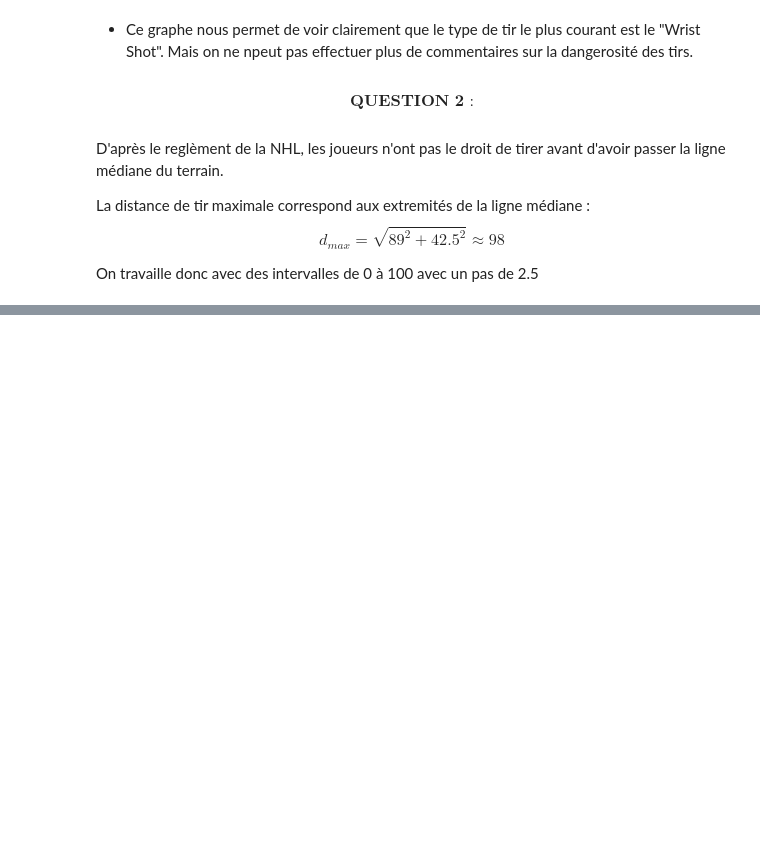
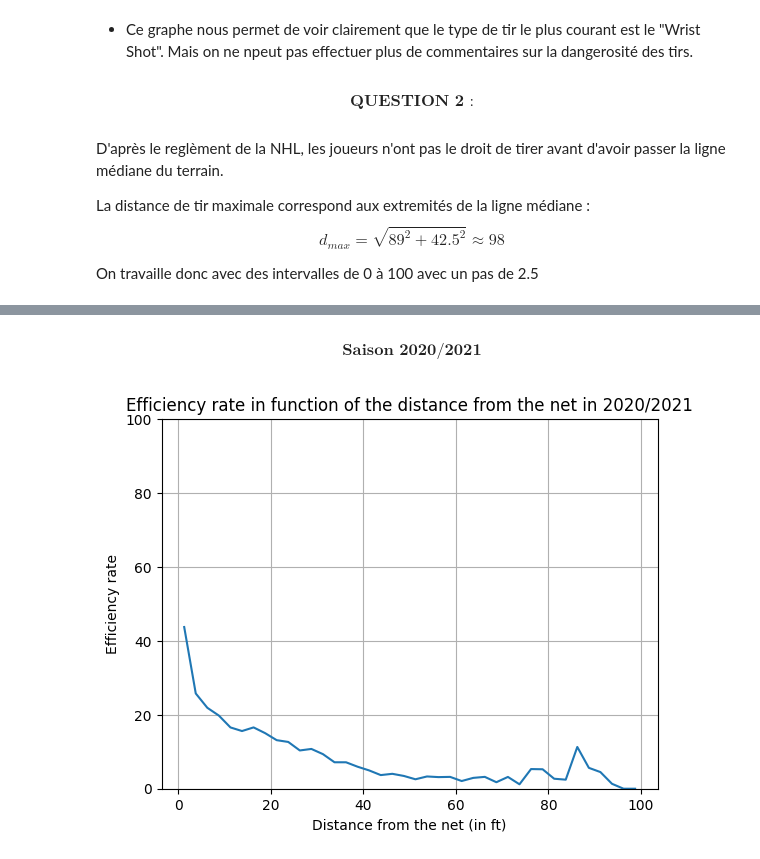
Before and after one commit to MkYacine/IFT6758-Projet, a Jupyter notebook: data/simple_visualization.ipynb, the cells around one changed output, grey strips where cells are left out. Saved outputs shown, nothing was run; the diff lists cells and outputs as text; code cells hidden in the pictures; blank space fills up the shorter version.

```diff
--- a/data/simple_visualization.ipynb
+++ b/data/simple_visualization.ipynb
@@ -141,0 +136,6 @@ Text(0.5, 1.0, 'Efficacy rate in function of the distance from the net')
+# %% [markdown]
+$$ \textbf{Saison 2020/2021} $$
+# %%
+sv.plot_efficiency_NHL(df_3, bins, bin_centers, 2020)
+# %% [output]
+[figure, added]
```
Also changed, not shown: parts of 17 cells of this notebook, 1 other file.
